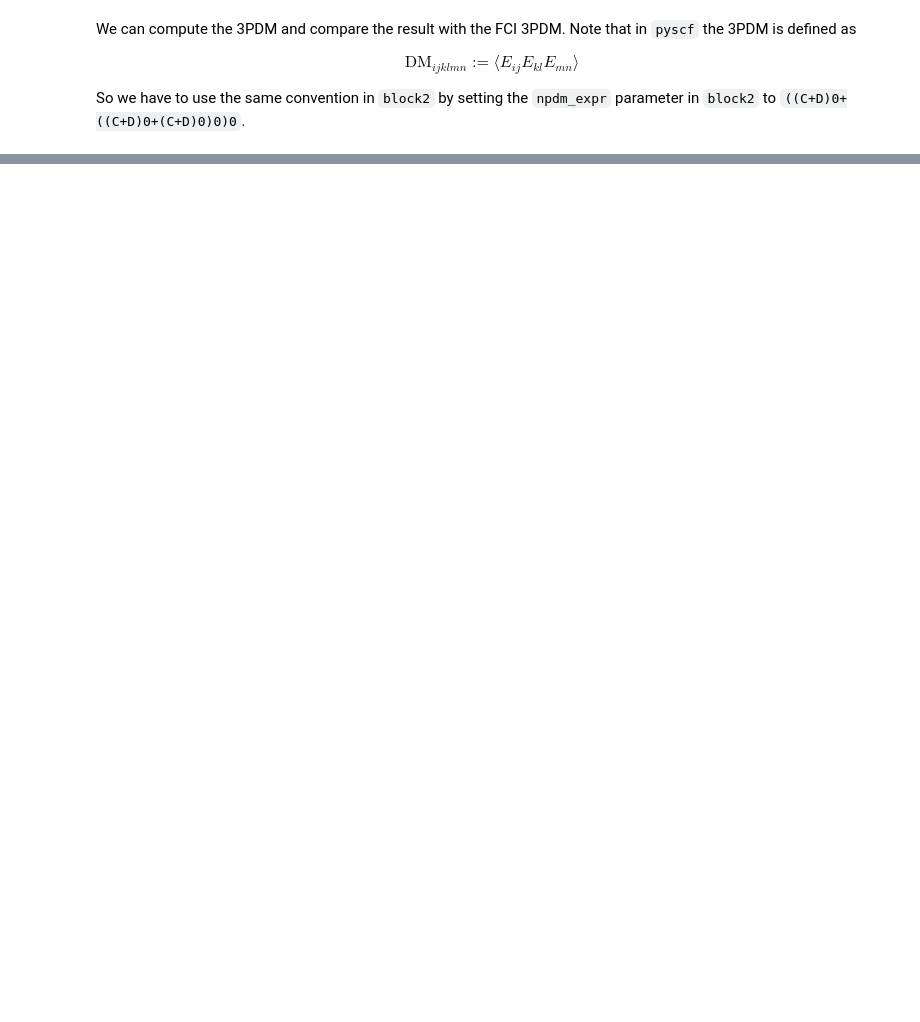
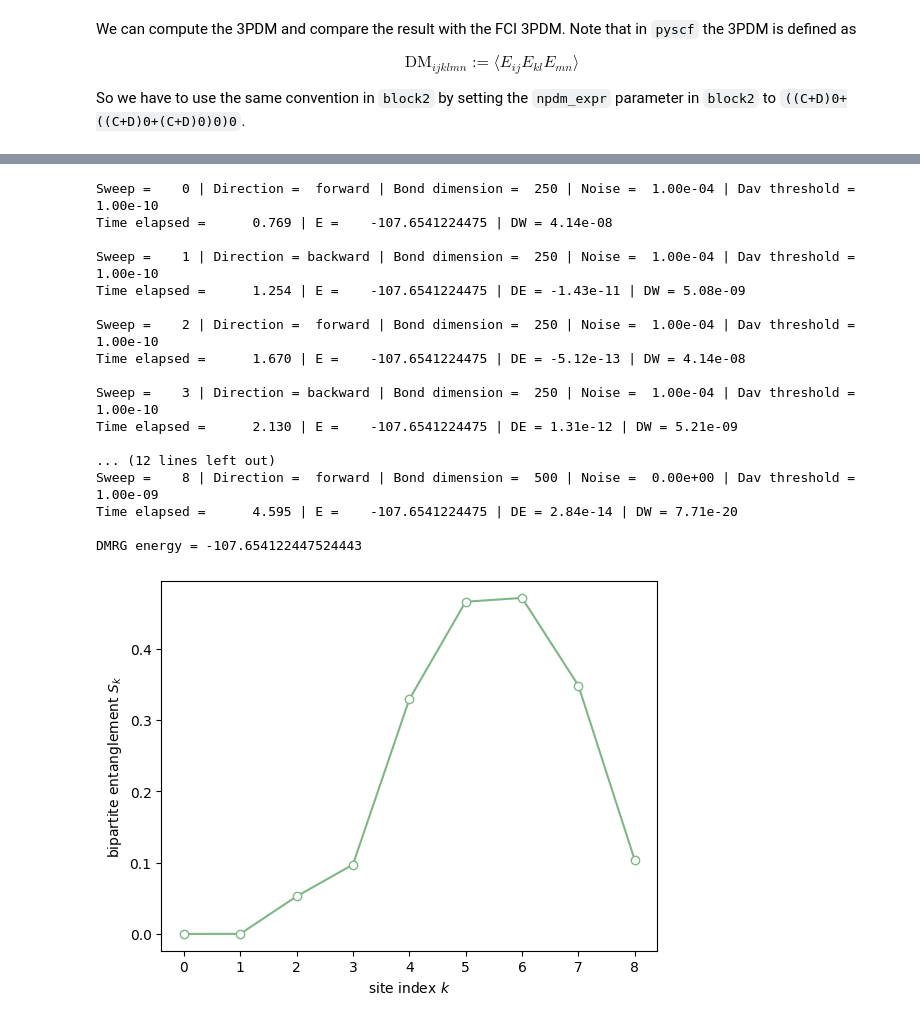
Before and after one commit to block-hczhai/block2-preview, a Jupyter notebook: docs/source/tutorial/qc-hamiltonians.ipynb, the cells around one changed output, grey strips where cells are left out. Drawn from its saved outputs; the diff is of its cells as text; code cells hidden in the pictures; blank space fills up the shorter version.

```diff
--- a/docs/source/tutorial/qc-hamiltonians.ipynb
+++ b/docs/source/tutorial/qc-hamiltonians.ipynb
@@ -358,0 +1080,45 @@ diff =  8.328760079421614e-06
+# %%
+from pyscf import gto, scf
+
+mol = gto.M(atom="N 0 0 0; N 0 0 1.1", basis="sto3g", symmetry="d2h", verbose=0)
+mf = scf.RHF(mol).run(conv_tol=1E-14)
+ncas, n_elec, spin, ecore, h1e, g2e, orb_sym = itg.get_rhf_integrals(mf,
+    ncore=0, ncas=None, g2e_symm=8)
+
+driver = DMRGDriver(scratch="./tmp", symm_type=SymmetryTypes.SZ, n_threads=4)
+driver.initialize_system(n_sites=ncas, n_elec=n_elec, spin=spin, orb_sym=orb_sym)
+
+mpo = driver.get_qc_mpo(h1e=h1e, g2e=g2e, ecore=ecore, iprint=0)
+
+ket = driver.get_random_mps(tag="GS", bond_dim=250, nroots=1)
+energy = driver.dmrg(mpo, ket, n_sweeps=20, bond_dims=bond_dims, noises=noises,
+    thrds=thrds, iprint=1)
+print('DMRG energy = %20.15f' % energy)
+
+bip_ent = driver.get_bipartite_entanglement()
+
+import matplotlib.pyplot as plt
+plt.plot(np.arange(len(bip_ent)), bip_ent, linestyle='-', marker='o',
+    mfc='white', mec="#7FB685", color="#7FB685")
+plt.xlabel("site index $k$")
+plt.ylabel("bipartite entanglement $S_k$")
+plt.show()
+# %% [output]
+Sweep =    0 | Direction =  forward | Bond dimension =  250 | Noise =  1.00e-04 | Dav threshold =  1.00e-10
+Time elapsed =      0.769 | E =    -107.6541224475 | DW = 4.14e-08
+
+Sweep =    1 | Direction = backward | Bond dimension =  250 | Noise =  1.00e-04 | Dav threshold =  1.00e-10
+Time elapsed =      1.254 | E =    -107.6541224475 | DE = -1.43e-11 | DW = 5.08e-09
+
+Sweep =    2 | Direction =  forward | Bond dimension =  250 | Noise =  1.00e-04 | Dav threshold =  1.00e-10
+Time elapsed =      1.670 | E =    -107.6541224475 | DE = -5.12e-13 | DW = 4.14e-08
+
+Sweep =    3 | Direction = backward | Bond dimension =  250 | Noise =  1.00e-04 | Dav threshold =  1.00e-10
+Time elapsed =      2.130 | E =    -107.6541224475 | DE = 1.31e-12 | DW = 5.21e-09
+
+... (12 lines left out)
+Sweep =    8 | Direction =  forward | Bond dimension =  500 | Noise =  0.00e+00 | Dav threshold =  1.00e-09
+Time elapsed =      4.595 | E =    -107.6541224475 | DE = 2.84e-14 | DW = 7.71e-20
+
+DMRG energy = -107.654122447524443
+[figure, added]
```
Also changed, not shown: parts of 52 cells of this notebook, 8 other files.
